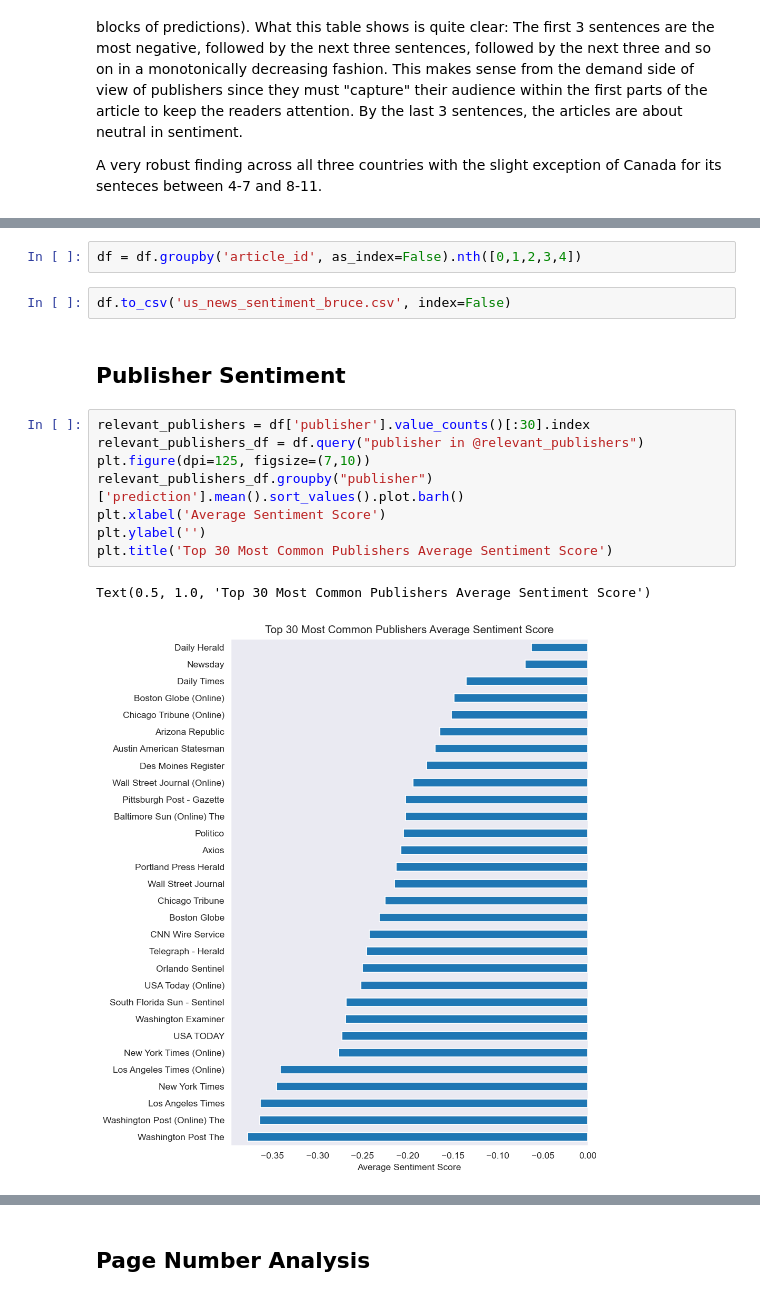
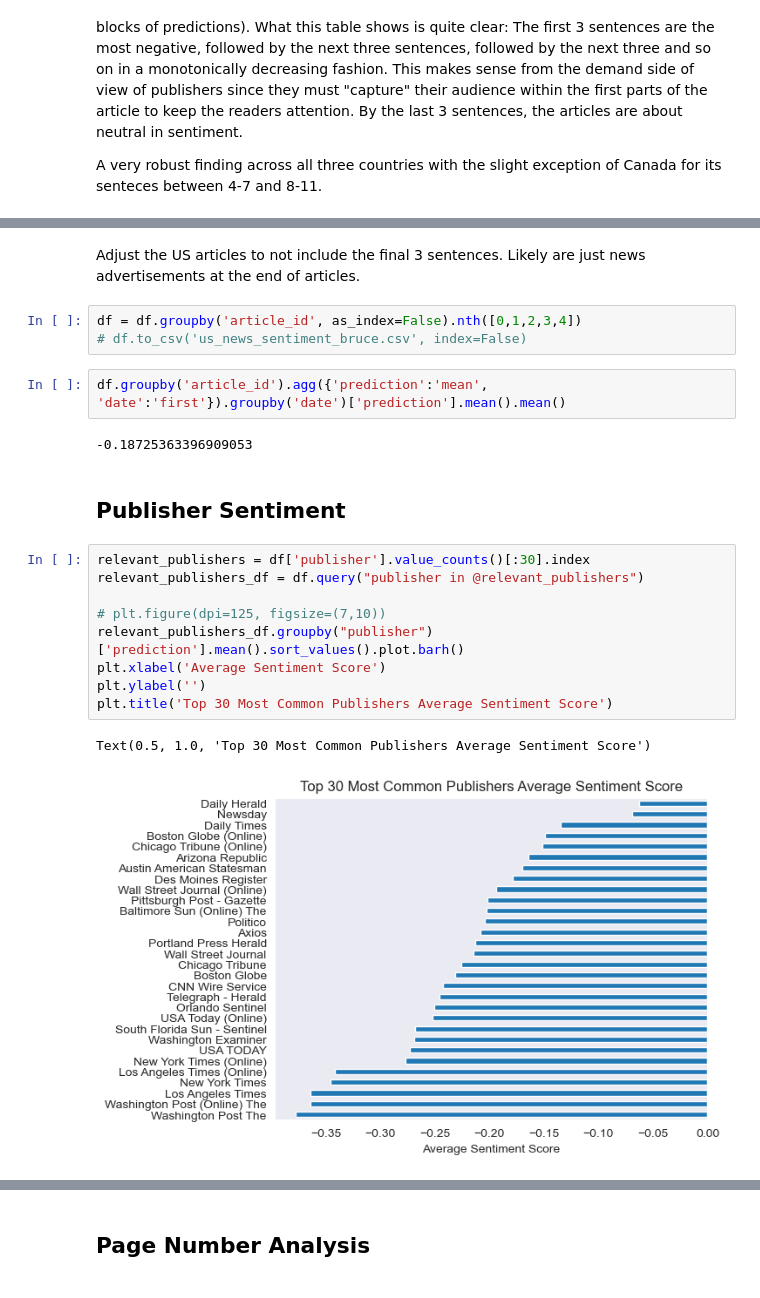
Before and after one commit to GabeNicholson/covid-news, a Jupyter notebook: covid_data_analysis.ipynb, the cells around one changed output, grey strips where cells are left out. Cells and saved outputs as stored; diff of their text form.

```diff
--- a/covid_data_analysis.ipynb
+++ b/covid_data_analysis.ipynb
@@ -116,19 +128,25 @@ avg_sentiment_per_block_df.plot.bar()
+# %% [markdown]
+Adjust the US articles to not include the final 3 sentences. Likely are just news advertisements at the end of articles.
 # %%
 df = df.groupby('article_id', as_index=False).nth([0,1,2,3,4])
+# df.to_csv('us_news_sentiment_bruce.csv', index=False)
-# %%
-df.to_csv('us_news_sentiment_bruce.csv', index=False)
+# %%
+df.groupby('article_id').agg({'prediction':'mean', 'date':'first'}).groupby('date')['prediction'].mean().mean()
+# %% [output]
+-0.18725363396909053
 # %% [markdown]
 ## Publisher Sentiment
 # %%
 relevant_publishers = df['publisher'].value_counts()[:30].index
 relevant_publishers_df = df.query("publisher in @relevant_publishers")
-plt.figure(dpi=125, figsize=(7,10))
+
+# plt.figure(dpi=125, figsize=(7,10))
 relevant_publishers_df.groupby("publisher")['prediction'].mean().sort_values().plot.barh()
 plt.xlabel('Average Sentiment Score')
 plt.ylabel('')
 plt.title('Top 30 Most Common Publishers Average Sentiment Score')
 # %% [output]
 Text(0.5, 1.0, 'Top 30 Most Common Publishers Average Sentiment Score')
-[figure, old version]
+[figure, new version]
 # %%
 publisher_sentiment_per_article = relevant_publishers_df.groupby("article_id").agg({'prediction':'mean','publisher':'first'}).groupby('publisher')['prediction'].mean()
```
Also changed, not shown: parts of 35 cells of this notebook, 1 other file.
